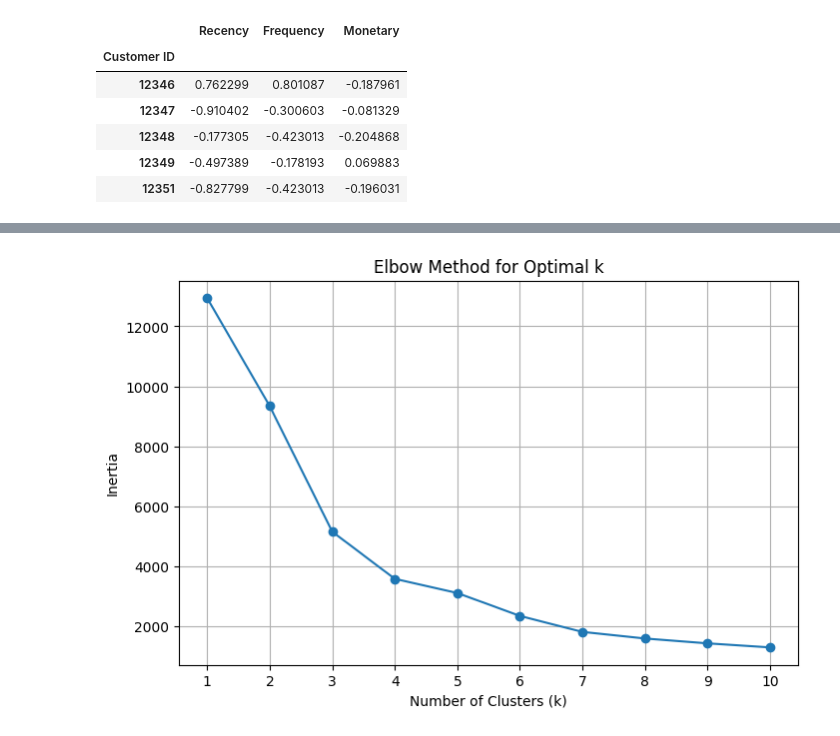
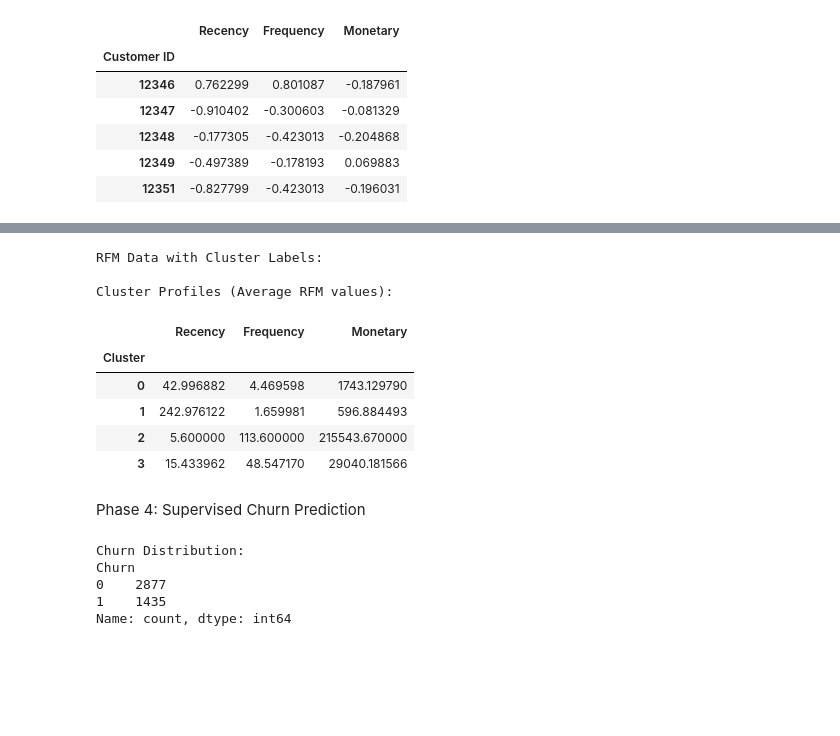
Before and after one commit to rahulgunwanistudy-2005/ecommerce-customer-segmentation, a Jupyter notebook: notebooks/01_data_exploration.ipynb, the cells around one changed output, grey strips where cells are left out. Cells and saved outputs as stored; diff of their text form; code cells hidden in the pictures; blank space fills up the shorter version.

```diff
--- a/notebooks/01_data_exploration.ipynb
+++ b/notebooks/01_data_exploration.ipynb
@@ -187,24 +187,47 @@ AttributeError: 'KMeans' object has no attribute 'intertia_'
-# %%
-from sklearn.cluster import KMeans
-import matplotlib.pyplot as plt
-
-# Create an empty dictionary to store the inertia for each k
-inertia = {}
-
-# Loop through k from 1 to 10
-for k in range(1, 11):
-    kmeans = KMeans(n_clusters=k, random_state=42)
-    kmeans.fit(rfm_scaled_df)
-    inertia[k] = kmeans.inertia_
-
-# Plot the Elbow Method graph
-plt.figure(figsize=(8, 5))
-plt.plot(list(inertia.keys()), list(inertia.values()), marker='o')
-plt.title('Elbow Method for Optimal k')
-plt.xlabel('Number of Clusters (k)')
-plt.ylabel('Inertia')
-plt.xticks(range(1, 11))
-plt.grid(True)
-plt.show()
-# %% [output]
-[figure, removed]
+# %%
+optimal_k = 4
+kmeans =KMeans(n_clusters=optimal_k, random_state=42)
+kmeans.fit(rfm_scaled_df)
+
+rfm_df['Cluster']= kmeans.labels_
+
+print("RFM Data with Cluster Labels:")
+rfm_df.head()
+
+
+cluster_profile = rfm_df.groupby('Cluster').agg({
+    'Recency' : 'mean',
+    'Frequency': 'mean',
+    'Monetary': 'mean'
+})
+
+print("\nCluster Profiles (Average RFM values):")
+cluster_profile
+# %% [output]
+RFM Data with Cluster Labels:
+
+Cluster Profiles (Average RFM values):
+|  | Recency | Frequency | Monetary |
+| Cluster |  |  |  |
+| 0 | 42.996882 | 4.469598 | 1743.129790 |
+| 1 | 242.976122 | 1.659981 | 596.884493 |
+| 2 | 5.600000 | 113.600000 | 215543.670000 |
+| 3 | 15.433962 | 48.547170 | 29040.181566 |
+# %% [markdown]
+Phase 4: Supervised Churn Prediction
+# %%
+import numpy as np
+
+churn_threshold = 90
+
+rfm_df['Churn'] = np.where(rfm_df['Recency'] > churn_threshold, 1, 0)
+rfm_df.head()
+
+print("Churn Distribution:")
+print(rfm_df['Churn']. value_counts())
+# %% [output]
+Churn Distribution:
+Churn
+0    2877
+1    1435
+Name: count, dtype: int64
```
Also changed, not shown: parts of 5 cells of this notebook, 5 other files.
